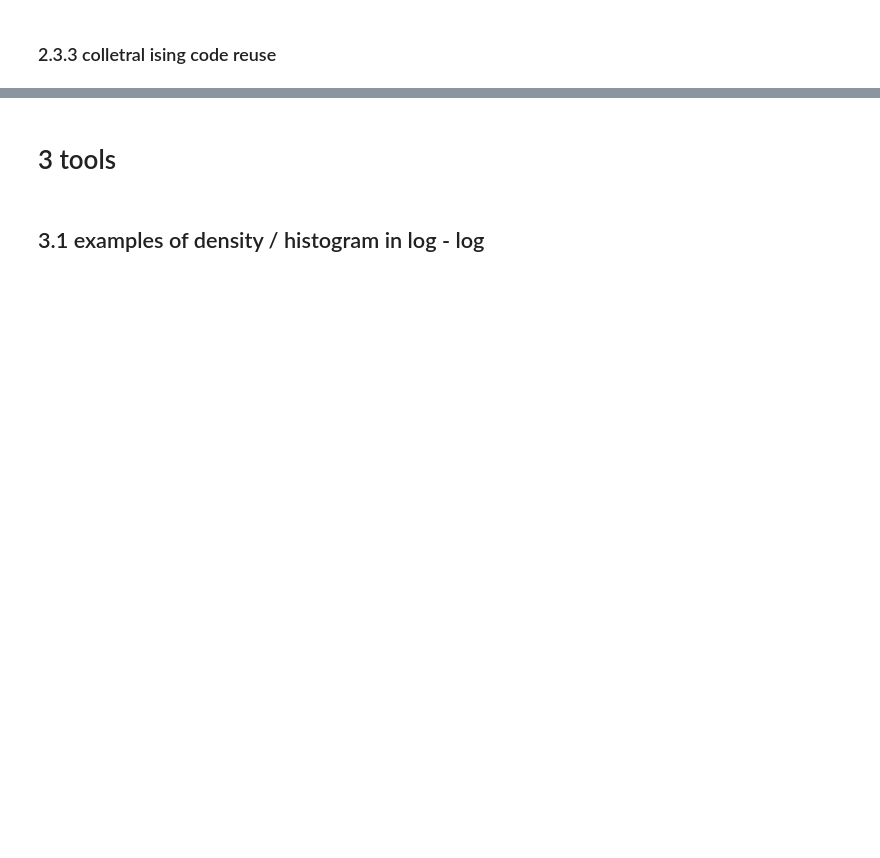
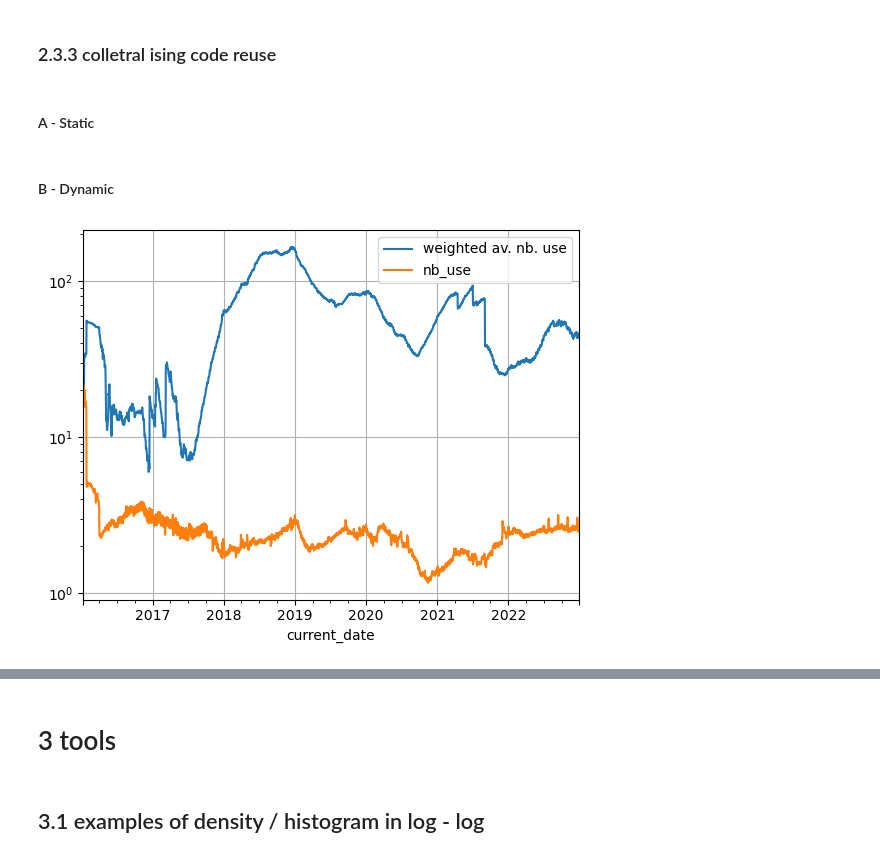
Before and after one commit to Victor-Le-Coz/secured_interbank_network_public, a Jupyter notebook: emp_analysis.ipynb, the cells around one changed output, grey strips where cells are left out. Saved outputs shown, nothing was run; the diff lists cells and outputs as text; code cells hidden in the pictures; blank space fills up the shorter version.

```diff
--- a/emp_analysis.ipynb
+++ b/emp_analysis.ipynb
@@ -12,9 +12,16 @@ import os
 import graphics as gx
 import data_mapping as dm
 
+import cpnet
+import networkx as nx
+from matplotlib import pyplot as plt
+import seaborn as sns
+from matplotlib.colors import ListedColormap
+from tqdm import tqdm
+
 #-----------
 # parameters
-path = "./results/empirical_results/test_2/"
+path = "./results/empirical_results/test_3/"
 plot_period=250
 
 #------------------
@@ -388,5 +389,19 @@ gx.plot_notional_by_notice_period(df_mmsr_secured, path=f"{path}transaction_view
 # %% [markdown]
 ### 2.3.3 colletral ising code reuse
+# %% [markdown]
+#### A - Static
 # %%
 df_isin = em.get_df_isin(df_mmsr_secured_expanded, path=f"{path}transaction_view/")
 gx.plot_collateral_reuse(df_isin=df_isin, path=f"{path}transaction_view/", plot_period=plot_period)
+# %% [markdown]
+#### B - Dynamic
+# %%
+df = df_isin[["nb_use","total_amt"]]
+df["prod_nb_use"] = df["nb_use"]*df["total_amt"]
+df_grouped = df.groupby(["current_date"]).agg({"prod_nb_use":sum,"total_amt":sum, "nb_use":"mean"})
+df_grouped["weighted av. nb. use"] = df_grouped["prod_nb_use"] / df_grouped["total_amt"]
+df_grouped[["weighted av. nb. use", "nb_use"]].plot()
+plt.yscale("log")
+plt.grid()
+# %% [output]
+[figure, added]
```
Also changed, not shown: parts of 22 cells of this notebook, 6 other files.
